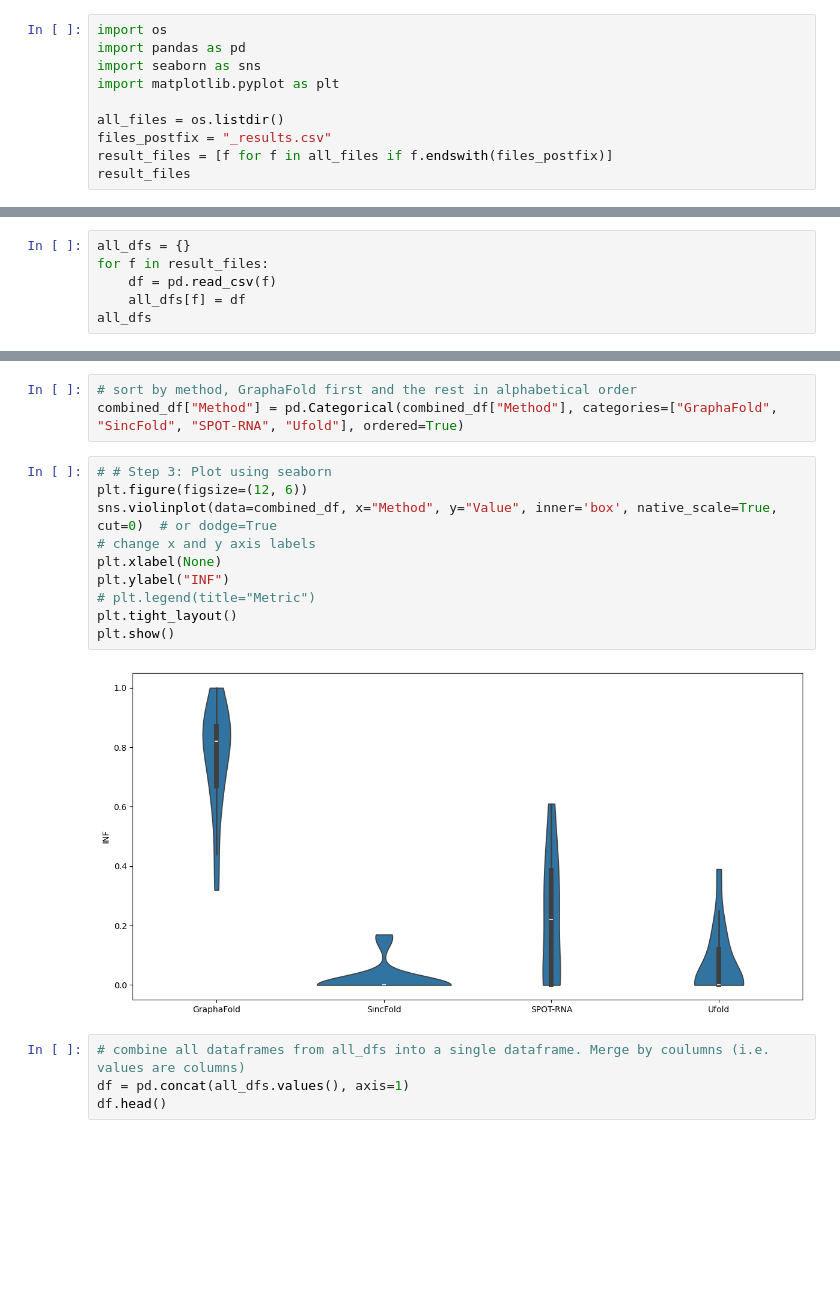
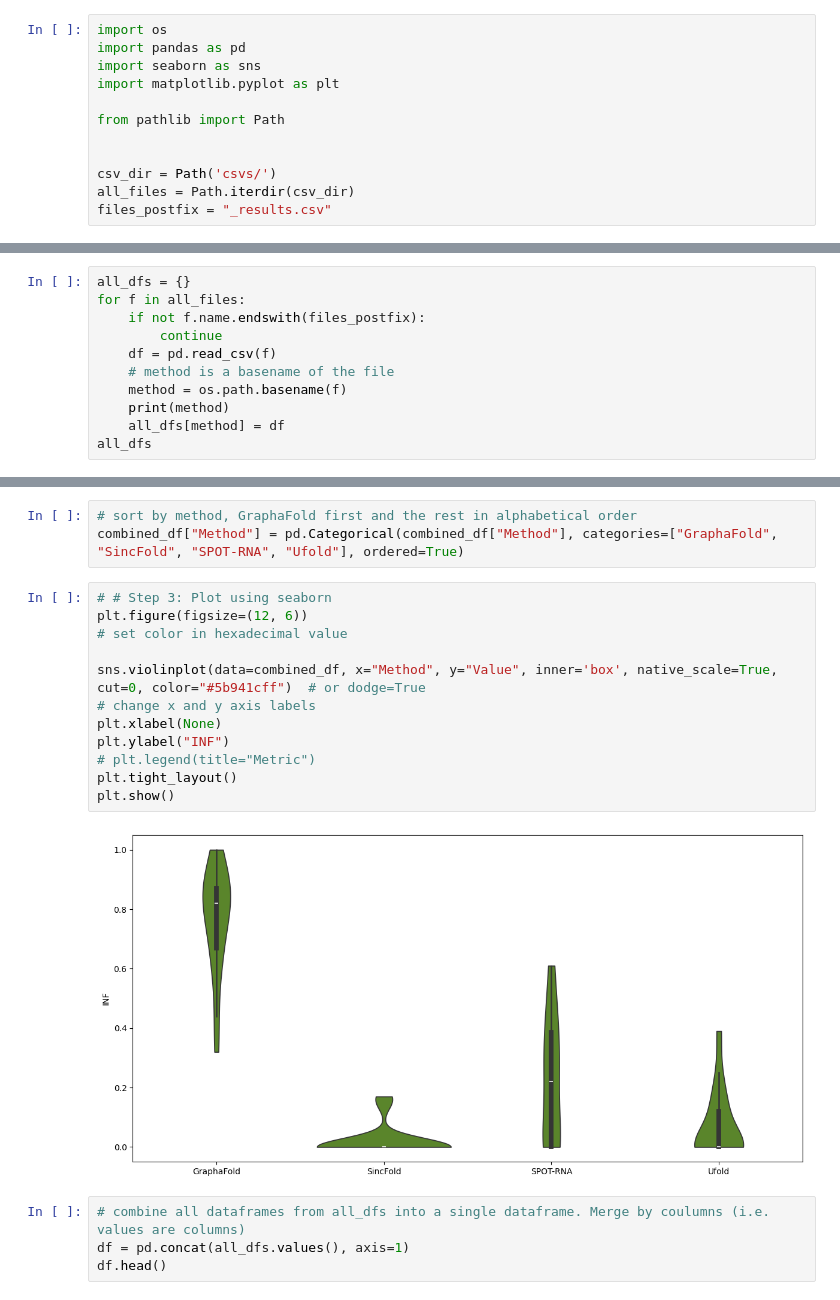
Before and after one commit to mjustynaPhD/graphafold-analysis, a Jupyter notebook: visualizations.ipynb, the cells around one changed output, grey strips where cells are left out. Drawn from its saved outputs; the diff is of its cells as text; blank space fills up the shorter version.

Commit message:
Update: visualizations

```diff
--- a/visualizations.ipynb
+++ b/visualizations.ipynb
@@ -4,7 +4,9 @@ import pandas as pd
 import seaborn as sns
 import matplotlib.pyplot as plt
 
-all_files = os.listdir()
+from pathlib import Path
+
+
+csv_dir = Path('csvs/')
+all_files = Path.iterdir(csv_dir)
 files_postfix = "_results.csv"
-result_files = [f for f in all_files if f.endswith(files_postfix)]
-result_files
@@ -17,8 +14,13 @@ result_files
 Read all
 # %%
 all_dfs = {}
-for f in result_files:
+for f in all_files:
+    if not f.name.endswith(files_postfix):
+        continue
     df = pd.read_csv(f)
-    all_dfs[f] = df
+    # method is a basename of the file
+    method = os.path.basename(f)
+    print(method)
+    all_dfs[method] = df
 all_dfs
 # %% [output]
@@ -96,15 +102,17 @@ combined_df["Method"] = pd.Categorical(combined_df["Method"], categories=["Graph
 # %%
 # # Step 3: Plot using seaborn
 plt.figure(figsize=(12, 6))
-sns.violinplot(data=combined_df, x="Method", y="Value", inner='box', native_scale=True, cut=0)  # or dodge=True
+# set color in hexadecimal value
+
+sns.violinplot(data=combined_df, x="Method", y="Value", inner='box', native_scale=True, cut=0, color="#5b941cff")  # or dodge=True
 # change x and y axis labels
 plt.xlabel(None)
 plt.ylabel("INF")
 # plt.legend(title="Metric")
 plt.tight_layout()
 plt.show()
 # %% [output]
-[figure, old version]
+[figure, new version]
 # %%
 # combine all dataframes from all_dfs into a single dataframe. Merge by coulumns (i.e. values are columns)
 df = pd.concat(all_dfs.values(), axis=1)
```
Also changed, not shown: parts of 2 cells of this notebook.
